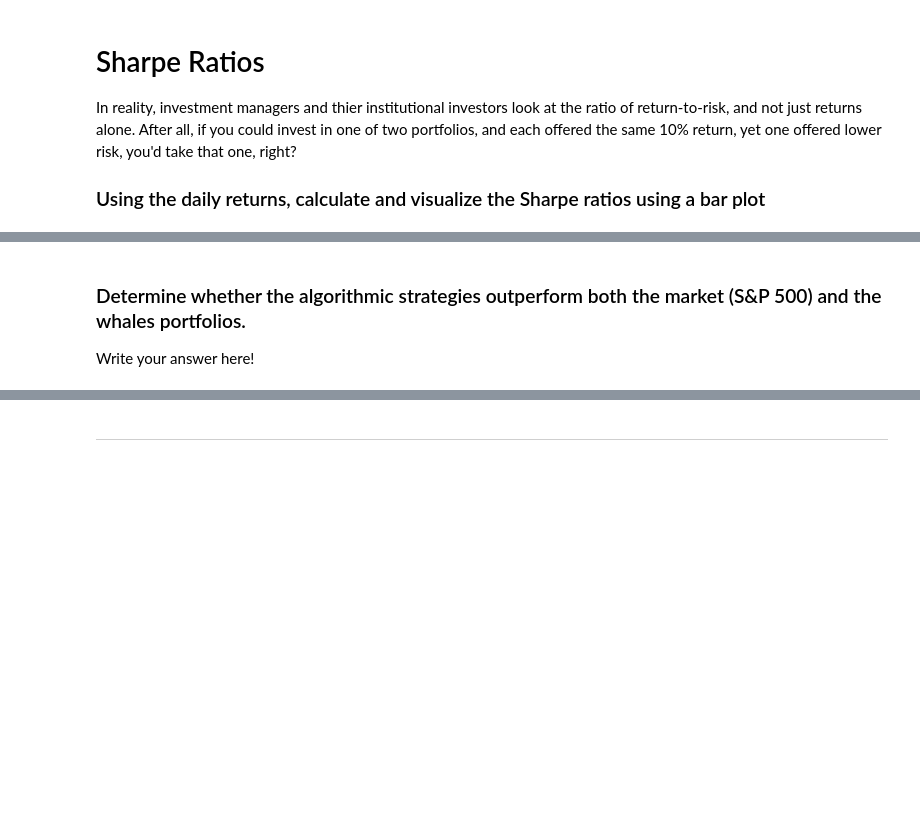
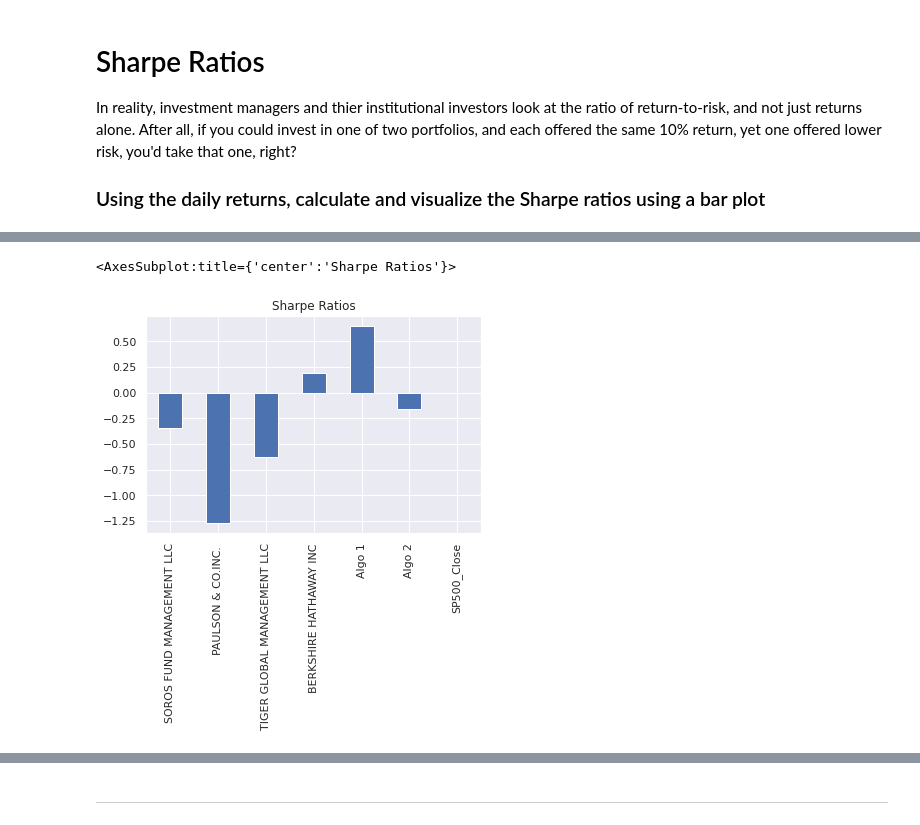
Before and after one commit to gadam/fintech_assessment_03, a Jupyter notebook: whale_analysis.ipynb, the cells around one changed output, grey strips where cells are left out. Saved outputs shown, nothing was run; the diff lists cells and outputs as text; code cells hidden in the pictures; blank space fills up the shorter version.

Commit message:
COmpleted Sharpe ratios

```diff
--- a/whale_analysis.ipynb
+++ b/whale_analysis.ipynb
@@ -606,0 +605,4 @@ In reality, investment managers and thier institutional investors look at the ra
+# %%
+# Annualized Sharpe Ratios (using S&P500 as the risk-free rate)
+sharpe_ratios = ((combined_portfolio_df.mean() - combined_portfolio_df["SP500_Close"].mean()) * 252) / (combined_portfolio_df.std() * np.sqrt(252))
+sharpe_ratios
@@ -607,6 +618,6 @@ In reality, investment managers and thier institutional investors look at the ra
 # %%
 # Visualize the sharpe ratios as a bar plot
+sharpe_ratios.plot(kind="bar", title="Sharpe Ratios")
+# %% [output]
+<AxesSubplot:title={'center':'Sharpe Ratios'}>
+[figure, added]
-# %% [markdown]
-### Determine whether the algorithmic strategies outperform both the market (S&P 500) and the whales portfolios.
-
-Write your answer here!
```
Also changed, not shown: parts of 28 cells of this notebook.
